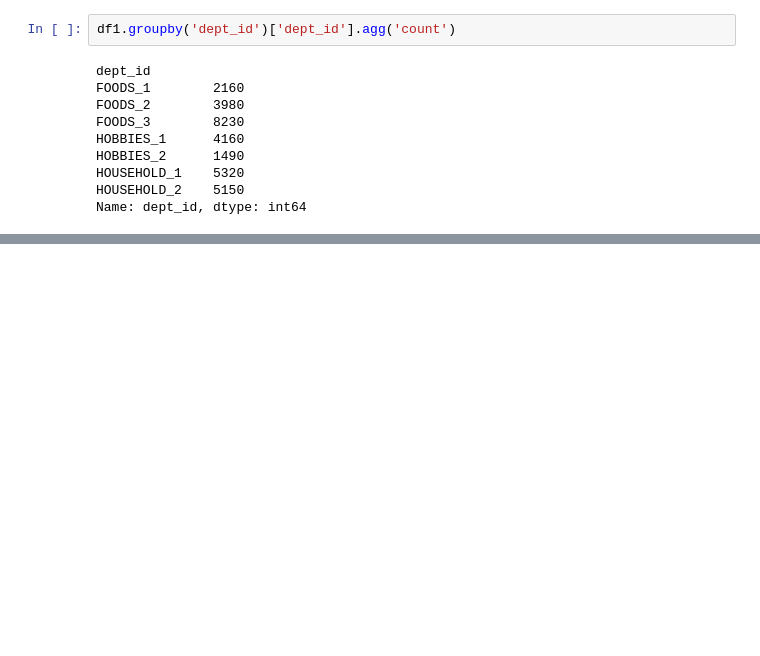
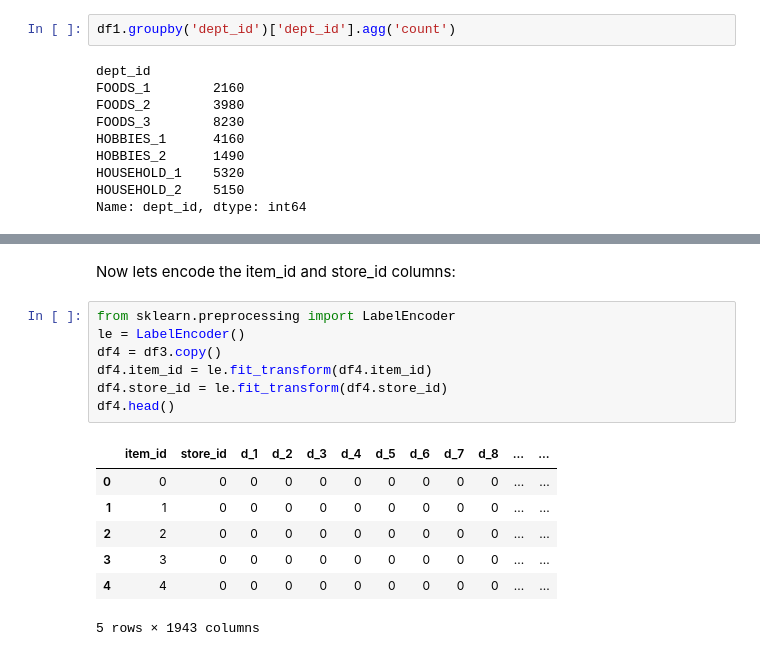
Before and after one commit to sithankanna/hts-forecast, a Jupyter notebook: notebooks/001-EK-EDA.ipynb, the cells around one changed output, grey strips where cells are left out. Drawn from its saved outputs; the diff is of its cells as text; blank space fills up the shorter version.

```diff
--- a/notebooks/001-EK-EDA.ipynb
+++ b/notebooks/001-EK-EDA.ipynb
@@ -69,0 +121,17 @@ Name: dept_id, dtype: int64
+# %% [markdown]
+Now lets encode the item_id and store_id columns:
+# %%
+from sklearn.preprocessing import LabelEncoder
+le = LabelEncoder()
+df4 = df3.copy()
+df4.item_id = le.fit_transform(df4.item_id)
+df4.store_id = le.fit_transform(df4.store_id)
+df4.head()
+# %% [output]
+|  | item_id | store_id | d_1 | d_2 | d_3 | d_4 | d_5 | d_6 | d_7 | d_8 | ... | ... |
+| 0 | 0 | 0 | 0 | 0 | 0 | 0 | 0 | 0 | 0 | 0 | ... | ... |
+| 1 | 1 | 0 | 0 | 0 | 0 | 0 | 0 | 0 | 0 | 0 | ... | ... |
+| 2 | 2 | 0 | 0 | 0 | 0 | 0 | 0 | 0 | 0 | 0 | ... | ... |
+| 3 | 3 | 0 | 0 | 0 | 0 | 0 | 0 | 0 | 0 | 0 | ... | ... |
+| 4 | 4 | 0 | 0 | 0 | 0 | 0 | 0 | 0 | 0 | 0 | ... | ... |
+5 rows × 1943 columns
```
Also changed, not shown: parts of 21 cells of this notebook.
